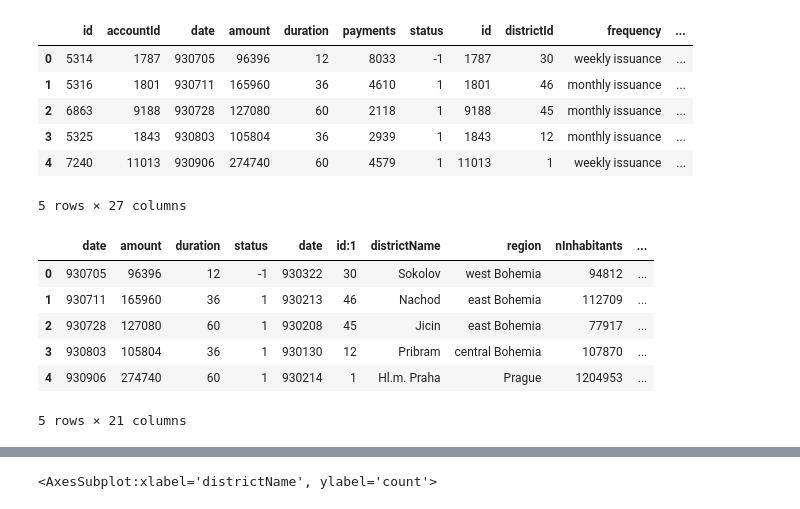
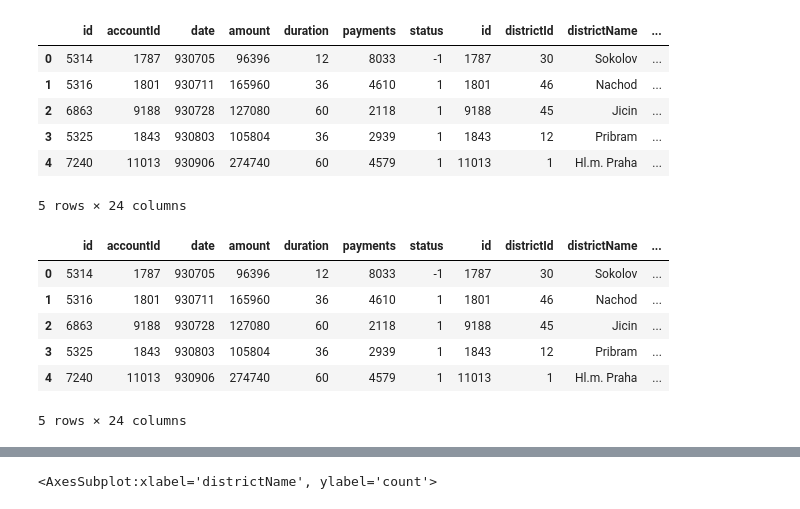
Before and after one commit to adr1an0s0ar3s/feup-ac-22-23, a Jupyter notebook: notebooks/district.ipynb, the cells around one changed output, grey strips where cells are left out. Drawn from its saved outputs; the diff is of its cells as text; code cells hidden in the pictures.

```diff
--- a/notebooks/district.ipynb
+++ b/notebooks/district.ipynb
@@ -7,27 +7,26 @@ import matplotlib.pyplot as plt
 # %%
 con = sqlite3.connect('../data/database.db')
 # %%
-df = pd.read_sql_query('SELECT * FROM loanDev JOIN (select * from account JOIN district where account.districtId = district.id) as A where loanDev.accountId = A.id;', con)
+df = pd.read_sql_query('SELECT * FROM loanDev JOIN (select account.id, district.id as districtId, districtName, region, nInhabitants, nMunicipalitiesSub499Inhabitants, nMunicipalities500to1999Inhabitants, nMunicipalities2000to9999Inhabitants, nMunicipalitiesOver10000Inhabitants, nCities, urbanInhabitantsRatio, averageSalary, unemploymentRate95, unemploymentRate96, nEnterpreneursPer1000Inhabitants, commitedCrimes95, commitedCrimes96 from account JOIN district where account.districtId = district.id) as A where loanDev.accountId = A.id;', con)
 df.head()
 # %% [output]
-|  | id | accountId | date | amount | duration | payments | status | id | districtId | frequency | ... |
-| 0 | 5314 | 1787 | 930705 | 96396 | 12 | 8033 | -1 | 1787 | 30 | weekly issuance | ... |
-| 1 | 5316 | 1801 | 930711 | 165960 | 36 | 4610 | 1 | 1801 | 46 | monthly issuance | ... |
-| 2 | 6863 | 9188 | 930728 | 127080 | 60 | 2118 | 1 | 9188 | 45 | monthly issuance | ... |
-| 3 | 5325 | 1843 | 930803 | 105804 | 36 | 2939 | 1 | 1843 | 12 | monthly issuance | ... |
-| 4 | 7240 | 11013 | 930906 | 274740 | 60 | 4579 | 1 | 11013 | 1 | weekly issuance | ... |
+|  | id | accountId | date | amount | duration | payments | status | id | districtId | districtName | ... |
+| 0 | 5314 | 1787 | 930705 | 96396 | 12 | 8033 | -1 | 1787 | 30 | Sokolov | ... |
+| 1 | 5316 | 1801 | 930711 | 165960 | 36 | 4610 | 1 | 1801 | 46 | Nachod | ... |
+| 2 | 6863 | 9188 | 930728 | 127080 | 60 | 2118 | 1 | 9188 | 45 | Jicin | ... |
+| 3 | 5325 | 1843 | 930803 | 105804 | 36 | 2939 | 1 | 1843 | 12 | Pribram | ... |
+| 4 | 7240 | 11013 | 930906 | 274740 | 60 | 4579 | 1 | 11013 | 1 | Hl.m. Praha | ... |
-5 rows × 27 columns
+5 rows × 24 columns
 # %%
-df = df.drop(['id', 'accountId', 'payments', 'districtId', 'frequency'], axis=1)
 df.head()
 # %% [output]
-|  | date | amount | duration | status | date | id:1 | districtName | region | nInhabitants | ... |
-| 0 | 930705 | 96396 | 12 | -1 | 930322 | 30 | Sokolov | west Bohemia | 94812 | ... |
-| 1 | 930711 | 165960 | 36 | 1 | 930213 | 46 | Nachod | east Bohemia | 112709 | ... |
-| 2 | 930728 | 127080 | 60 | 1 | 930208 | 45 | Jicin | east Bohemia | 77917 | ... |
-| 3 | 930803 | 105804 | 36 | 1 | 930130 | 12 | Pribram | central Bohemia | 107870 | ... |
-| 4 | 930906 | 274740 | 60 | 1 | 930214 | 1 | Hl.m. Praha | Prague | 1204953 | ... |
+|  | id | accountId | date | amount | duration | payments | status | id | districtId | districtName | ... |
+| 0 | 5314 | 1787 | 930705 | 96396 | 12 | 8033 | -1 | 1787 | 30 | Sokolov | ... |
+| 1 | 5316 | 1801 | 930711 | 165960 | 36 | 4610 | 1 | 1801 | 46 | Nachod | ... |
+| 2 | 6863 | 9188 | 930728 | 127080 | 60 | 2118 | 1 | 9188 | 45 | Jicin | ... |
+| 3 | 5325 | 1843 | 930803 | 105804 | 36 | 2939 | 1 | 1843 | 12 | Pribram | ... |
+| 4 | 7240 | 11013 | 930906 | 274740 | 60 | 4579 | 1 | 11013 | 1 | Hl.m. Praha | ... |
-5 rows × 21 columns
+5 rows × 24 columns
 # %%
 df.describe()
 # %% [output]
```
Also changed, not shown: parts of 5 cells of this notebook, 1 other file.
